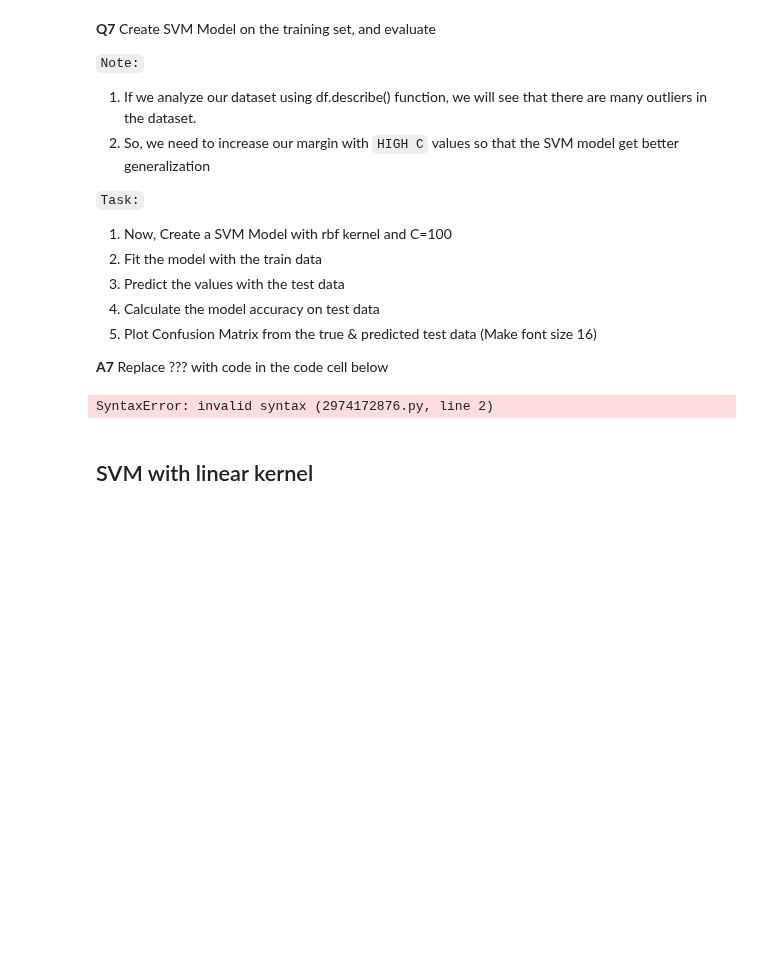
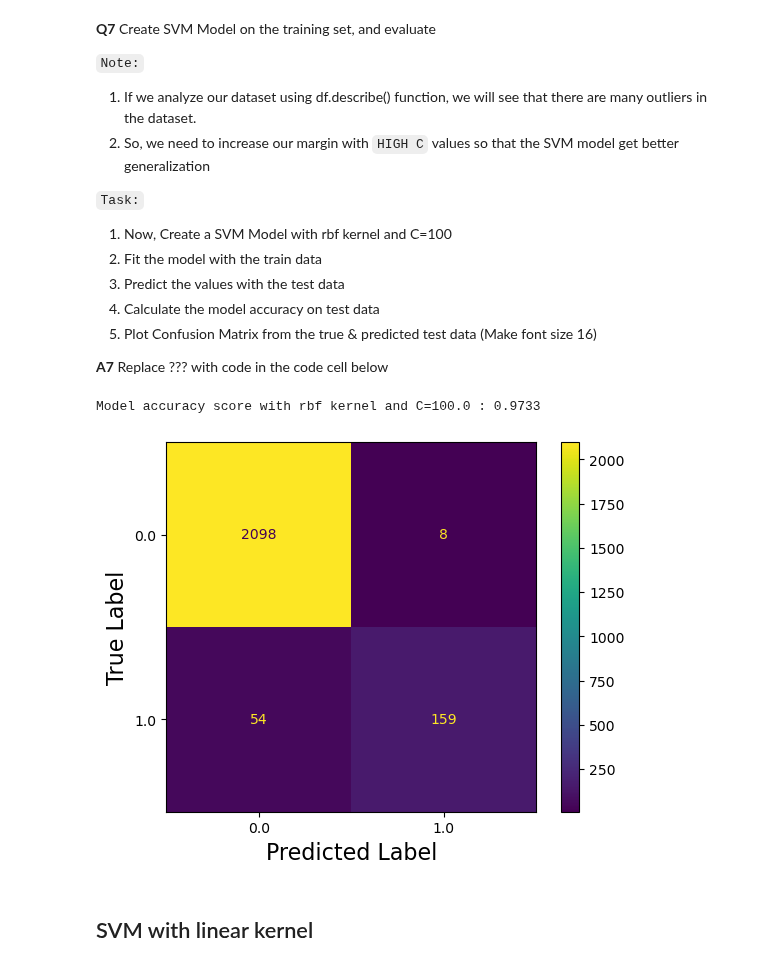
Before and after one commit to P-wig/ML-HW, a Jupyter notebook: HW5/HW5.ipynb, the cells around one changed output. Saved outputs shown, nothing was run; the diff lists cells and outputs as text; code cells hidden in the pictures; blank space fills up the shorter version.

```diff
--- a/HW5/HW5.ipynb
+++ b/HW5/HW5.ipynb
@@ -319,29 +319,31 @@ To solve that issue would require retuning the SVM model or collecting more bala
 **A7** Replace ??? with code in the code cell below
 # %%
 # instantiate classifier with rbf kernel and C=100
-svc=?
+svc = SVC( kernel='rbf', C=100 )
 
 
 # fit classifier to training set
-?
+svc.fit( xtrain, ytrain )
 
 
 # make predictions on test set
-?
+pred_svc = svc.predict( xtest )
 
 
 # compute and print accuracy score
-print('Model accuracy score with rbf kernel and C=100.0 : {0:0.4f}'. format(?))
+print( 'Model accuracy score with rbf kernel and C=100.0 : {0:0.4f}'.format( accuracy_score(ytest, pred_svc) ) )
 # %% [output]
-SyntaxError: invalid syntax (2974172876.py, line 2)
+Model accuracy score with rbf kernel and C=100.0 : 0.9733
 # %%
 from sklearn.metrics import ConfusionMatrixDisplay
-import matplotlib.pyplot as pl
+import matplotlib.pyplot as plt
 
-cm = ?
-?
-?
+cm = ConfusionMatrixDisplay.from_predictions( ytest, pred_svc )
+plt.xlabel('Predicted Label', fontsize=16)
+plt.ylabel('True Label', fontsize=16)
 plt.show()
+# %% [output]
+[figure, added]
 # %% [markdown]
 ## SVM with linear kernel
 # %% [markdown]
```
Also changed, not shown: parts of 4 cells of this notebook.
